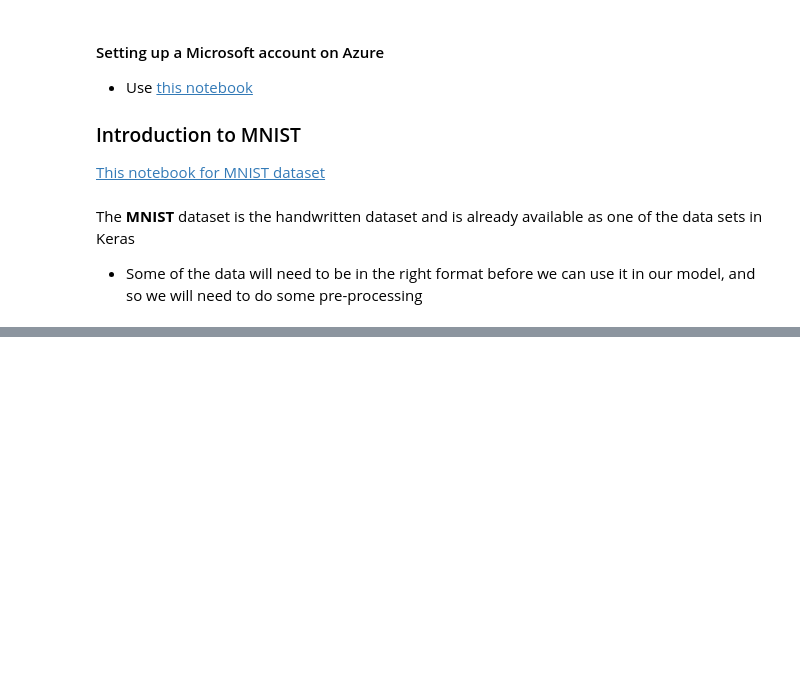
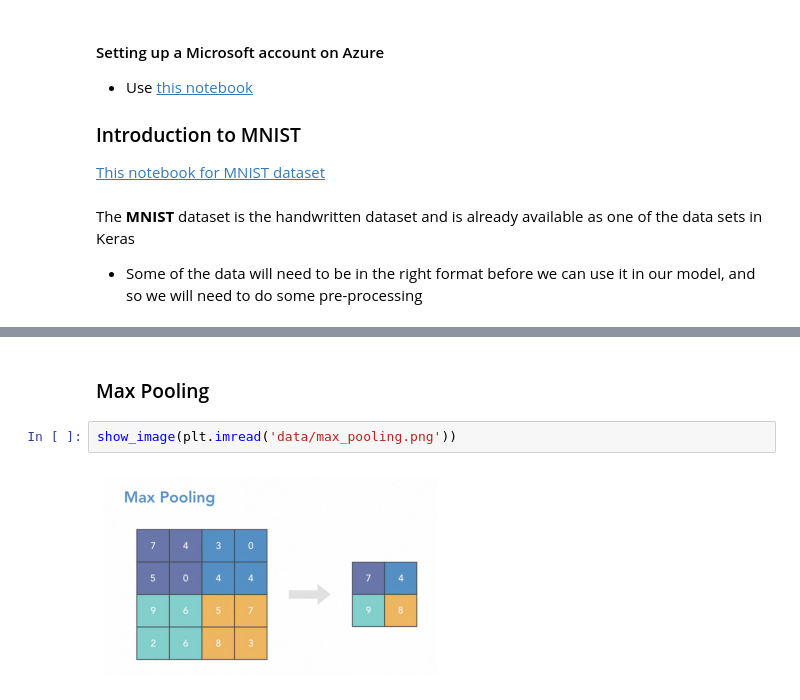
Before and after one commit to anmorgan24/Springboard, a Jupyter notebook: Notes/Neural_Networks_and_Convolutional_Neural_Networks.ipynb, the cells around one changed output, grey strips where cells are left out. Saved outputs shown, nothing was run; the diff lists cells and outputs as text; blank space fills up the shorter version.

```diff
--- a/Notes/Neural_Networks_and_Convolutional_Neural_Networks.ipynb
+++ b/Notes/Neural_Networks_and_Convolutional_Neural_Networks.ipynb
@@ -215,0 +256,6 @@ The **MNIST** dataset is the handwritten dataset and is already available as one
+# %% [markdown]
+### Max Pooling
+# %%
+show_image(plt.imread('data/max_pooling.png'))
+# %% [output]
+[figure, added]
```
Also changed, not shown: parts of 9 cells of this notebook.
